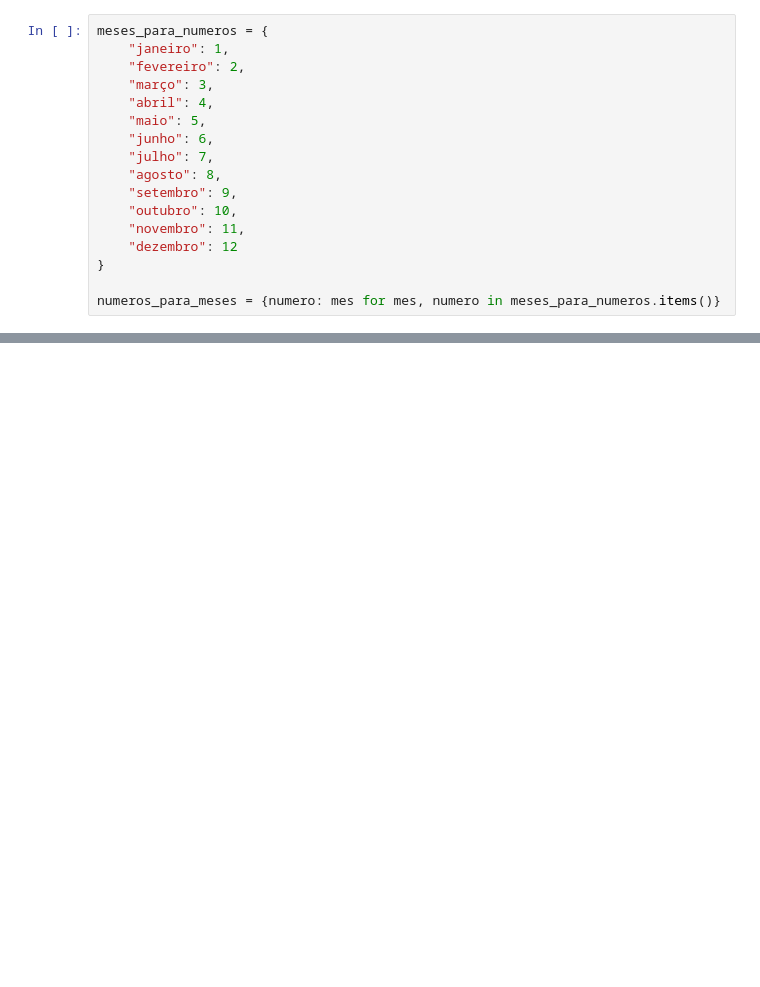
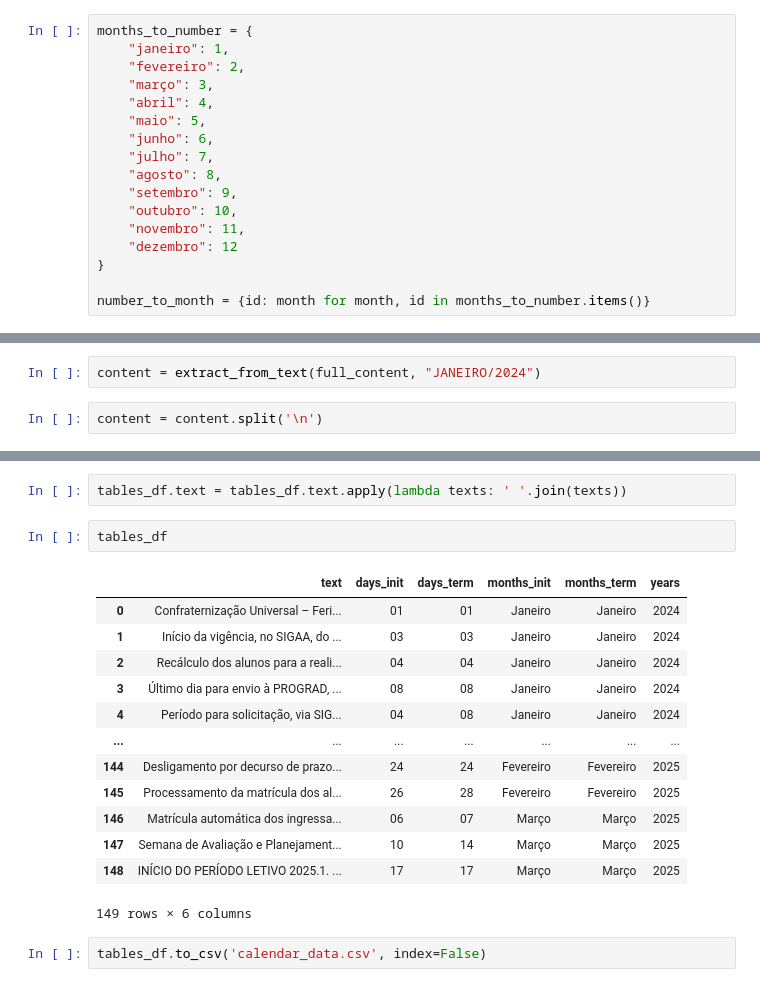
Before and after one commit to cataisout/PodeIsso, a Jupyter notebook: notebooks/preprocess.ipynb, the cells around one changed output, grey strips where cells are left out. Drawn from its saved outputs; the diff is of its cells as text; blank space fills up the shorter version.

```diff
--- a/notebooks/preprocess.ipynb
+++ b/notebooks/preprocess.ipynb
@@ -52,5 +18,5 @@ resultado = extrair_tabela_entre_palavras(pdf_path, palavra_inicio, palavra_fim)
 # %%
-meses_para_numeros = {
+months_to_number = {
     "janeiro": 1,
     "fevereiro": 2,
     "março": 3,
@@ -65,4 +31,4 @@ meses_para_numeros = {
     "dezembro": 12
 }
 
-numeros_para_meses = {numero: mes for mes, numero in meses_para_numeros.items()}
+number_to_month = {id: month for month, id in months_to_number.items()}
@@ -104,0 +39,4 @@ jan2024
+# %%
+content = extract_from_text(full_content, "JANEIRO/2024")
+# %%
+content = content.split('\n')
@@ -104,0 +129,20 @@ jan2024
+# %%
+tables_df.text = tables_df.text.apply(lambda texts: ' '.join(texts))
+# %%
+tables_df
+# %% [output]
+|  | text | days_init | days_term | months_init | months_term | years |
+| 0 | Confraternização Universal – Feri... | 01 | 01 | Janeiro | Janeiro | 2024 |
+| 1 | Início da vigência, no SIGAA, do ... | 03 | 03 | Janeiro | Janeiro | 2024 |
+| 2 | Recálculo dos alunos para a reali... | 04 | 04 | Janeiro | Janeiro | 2024 |
+| 3 | Último dia para envio à PROGRAD, ... | 08 | 08 | Janeiro | Janeiro | 2024 |
+| 4 | Período para solicitação, via SIG... | 04 | 08 | Janeiro | Janeiro | 2024 |
+| ... | ... | ... | ... | ... | ... | ... |
+| 144 | Desligamento por decurso de prazo... | 24 | 24 | Fevereiro | Fevereiro | 2025 |
+| 145 | Processamento da matrícula dos al... | 26 | 28 | Fevereiro | Fevereiro | 2025 |
+| 146 | Matrícula automática dos ingressa... | 06 | 07 | Março | Março | 2025 |
+| 147 | Semana de Avaliação e Planejament... | 10 | 14 | Março | Março | 2025 |
+| 148 | INÍCIO DO PERÍODO LETIVO 2025.1. ... | 17 | 17 | Março | Março | 2025 |
+149 rows × 6 columns
+# %%
+tables_df.to_csv('calendar_data.csv', index=False)
```
Also changed, not shown: parts of 10 cells of this notebook.
